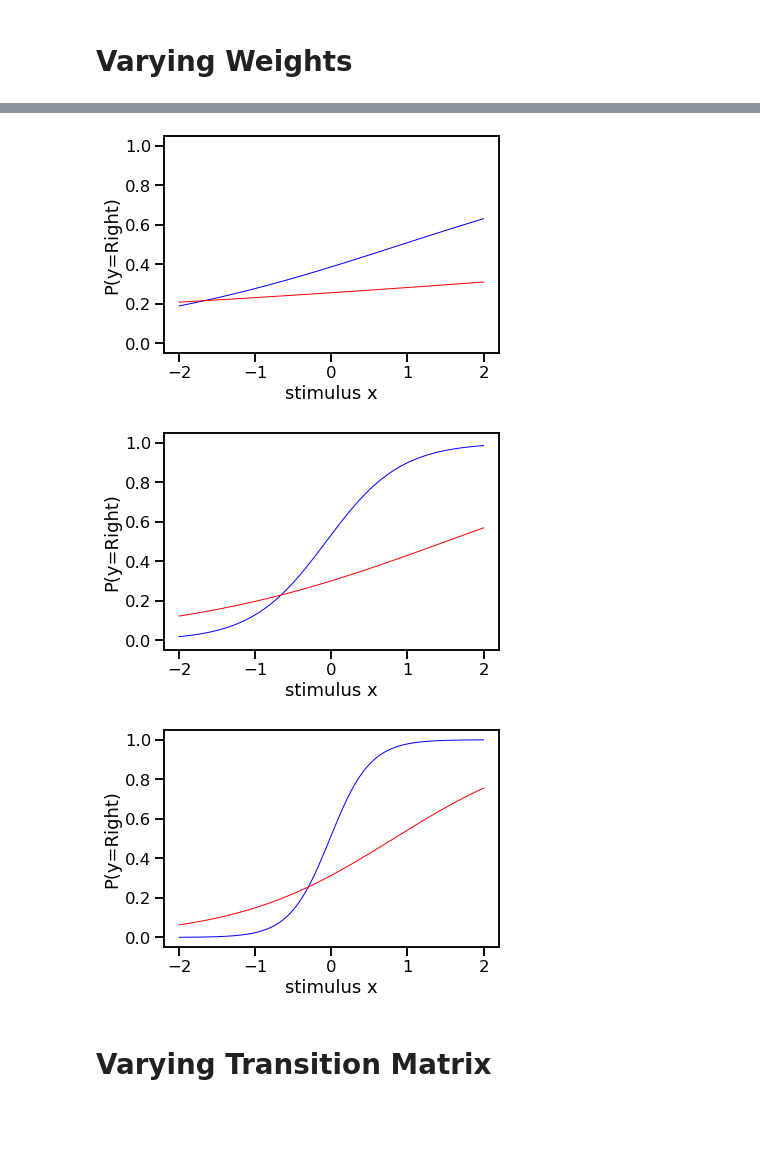
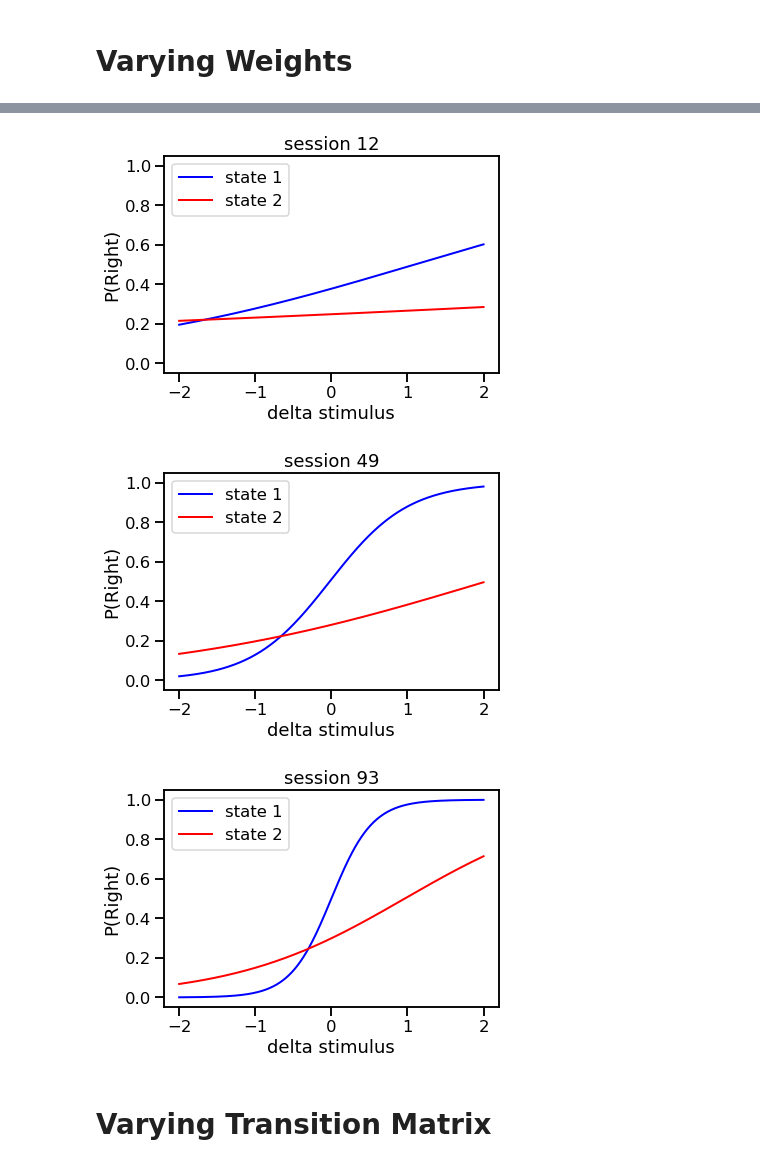
Before and after one commit to lenca56/Pillow_dGLM-HMM, a Jupyter notebook: code/Figure1.ipynb, the cells around one changed output, grey strips where cells are left out. Cells and saved outputs as stored; diff of their text form; code cells hidden in the pictures; blank space fills up the shorter version.

Commit message:
added plotting psychometric function in plotting_utils.py

```diff
--- a/code/Figure1.ipynb
+++ b/code/Figure1.ipynb
@@ -89,26 +89,11 @@ axes.legend(loc='upper left')
-# %%
-dGLMHMM = dglm_hmm1.dGLM_HMM1(N,K,D,C)
-x = np.ones((N,D))
-for earlySess in [12,49,93]:
-    x[:,1] = np.linspace(-2,2,N)
-    phi = dGLMHMM.observation_probability(x, np.repeat(trueW[sessInd[earlySess]][np.newaxis], N, axis=0))
-    # fig, axes = plt.subplots()
-    # axes.set_ylim(-0.05,1.05)
-    # axes.set_ylabel('P(y=left)')
-    # axes.set_xlabel('stimulus x')
-    # axes.plot(np.linspace(-2,2,N), phi[:,0,1], color='blue', linewidth=1)
-    # fig.savefig(f'../figures_M1/Fig1_state1_psychometric{earlySess}.pdf')
-    fig, axes = plt.subplots()
-    axes.set_ylim(-0.05,1.05)
-    axes.set_ylabel('P(y=Right)')
-    axes.set_xlabel('stimulus x')
-    axes.plot(np.linspace(-2,2,N), phi[:,0,0], color='blue', linewidth=1)
-    axes.plot(np.linspace(-2,2,N), phi[:,1,0], color='red', linewidth=1)
-    fig.savefig(f'../figures_M1/Fig1_psychometric{earlySess}.pdf')
-# %% [output]
-[figure, removed]
-[figure, removed]
-[figure, removed]
+# %%
+for session in [12,49,93]:
+    fig, axes = plt.subplots()
+    plotting_psychometric(w=trueW, sessInd=sessInd, session=session, axes=axes, colorsStates=['blue','red'])
+# %% [output]
+[figure, added]
+[figure, added]
+[figure, added]
 # %% [markdown]
 # Varying Transition Matrix
 # %%
```
Also changed, not shown: parts of 1 cell of this notebook, 17 other files.
